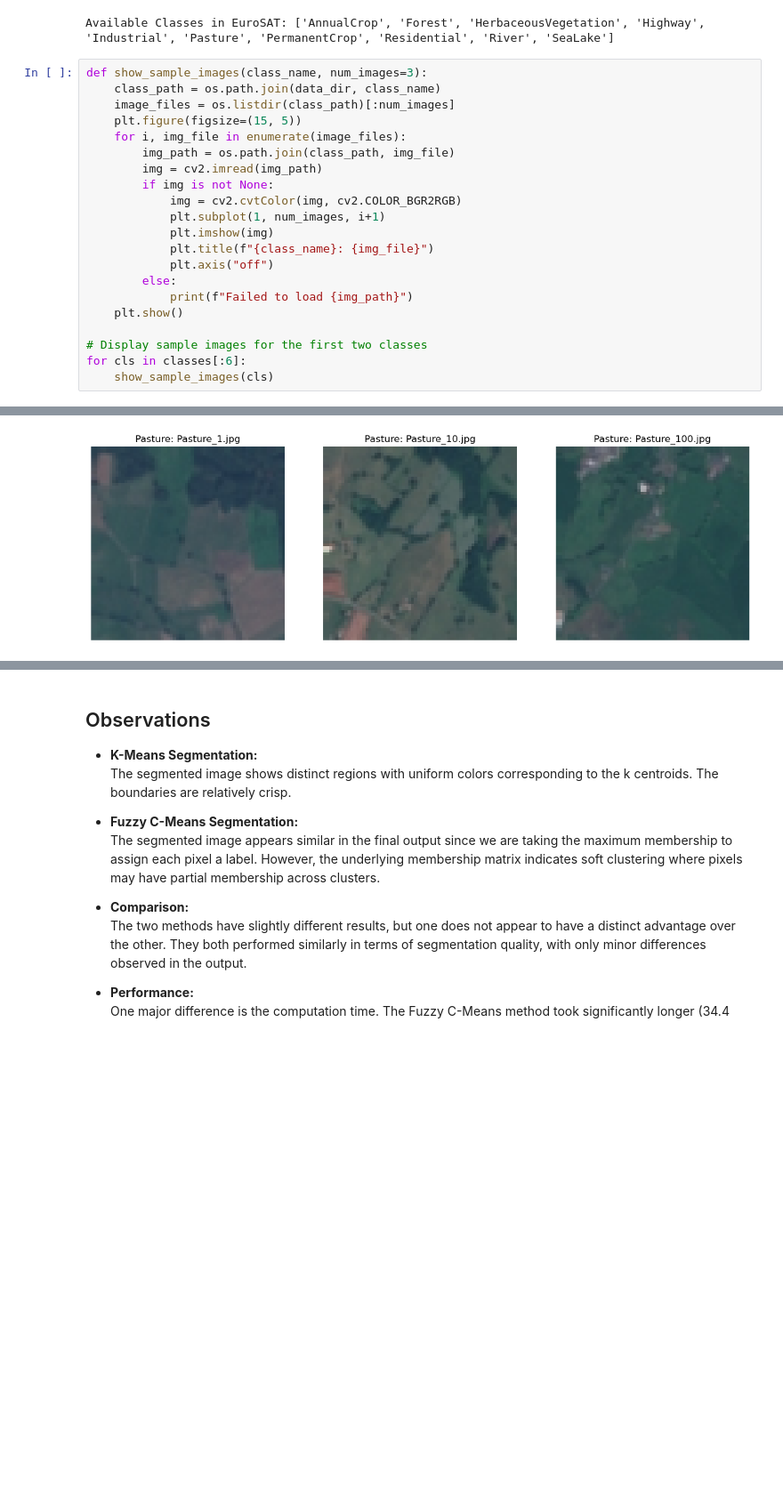
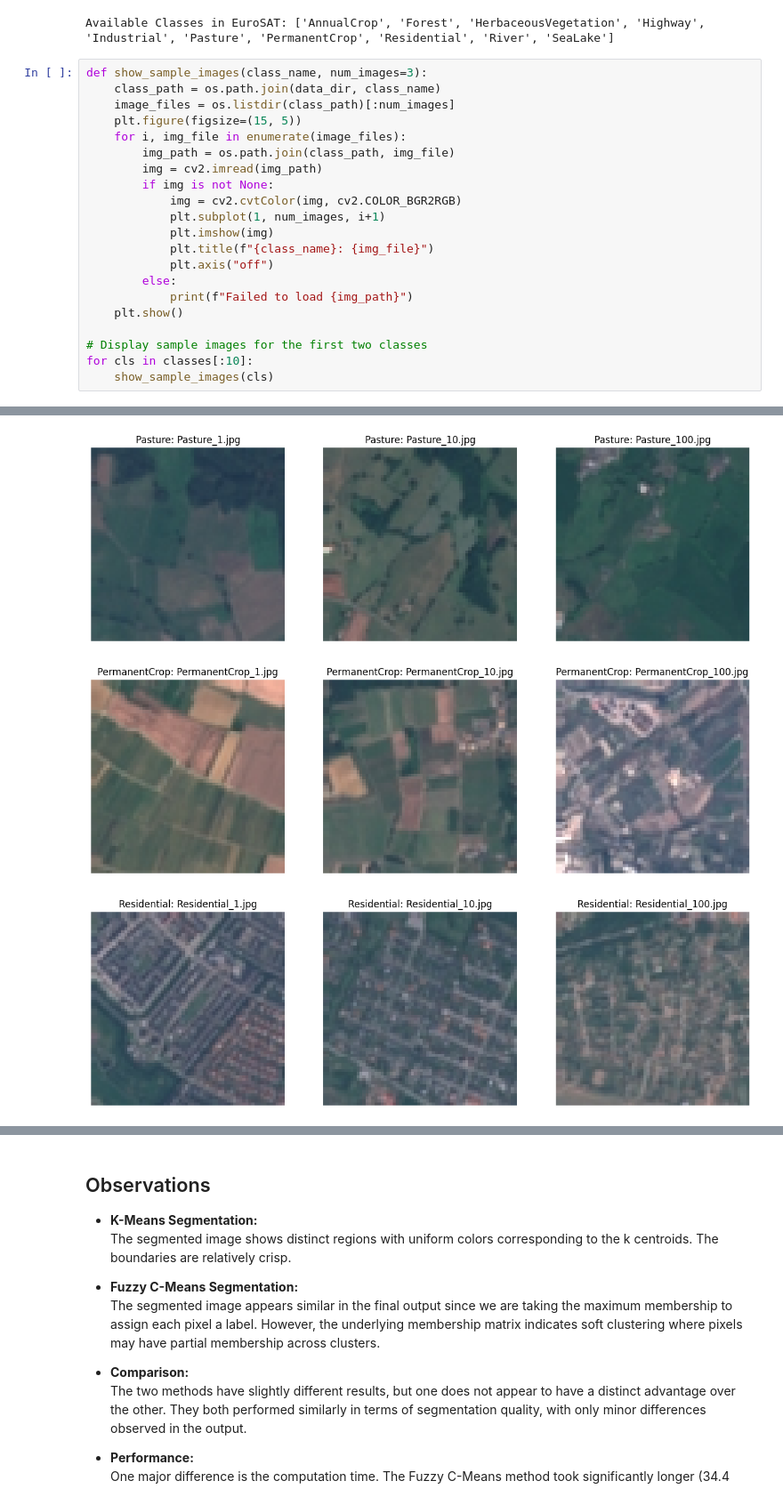
Before and after one commit to Robertwilcox/EuroSat_Segmentation_Project, a Jupyter notebook: notebooks/02_Segmentation.ipynb, the cells around one changed output, grey strips where cells are left out. Shown at 89% size. Saved outputs shown, nothing was run; the diff lists cells and outputs as text; blank space fills up the shorter version.

```diff
--- a/notebooks/02_Segmentation.ipynb
+++ b/notebooks/02_Segmentation.ipynb
@@ -36,28 +36,30 @@ Available Classes in EuroSAT: ['AnnualCrop', 'Forest', 'HerbaceousVegetation', '
 # %%
 def show_sample_images(class_name, num_images=3):
     class_path = os.path.join(data_dir, class_name)
     image_files = os.listdir(class_path)[:num_images]
     plt.figure(figsize=(15, 5))
     for i, img_file in enumerate(image_files):
         img_path = os.path.join(class_path, img_file)
         img = cv2.imread(img_path)
         if img is not None:
             img = cv2.cvtColor(img, cv2.COLOR_BGR2RGB)
             plt.subplot(1, num_images, i+1)
             plt.imshow(img)
             plt.title(f"{class_name}: {img_file}")
             plt.axis("off")
         else:
             print(f"Failed to load {img_path}")
     plt.show()
 
 # Display sample images for the first two classes
-for cls in classes[:6]:
+for cls in classes[:10]:
     show_sample_images(cls)
 # %% [output]
 [figure]
 [figure]
 [figure]
 [figure]
 [figure]
 [figure]
+[figure, added]
+[figure, added]
```
Also changed, not shown: parts of 4 cells of this notebook, 11 other files.
